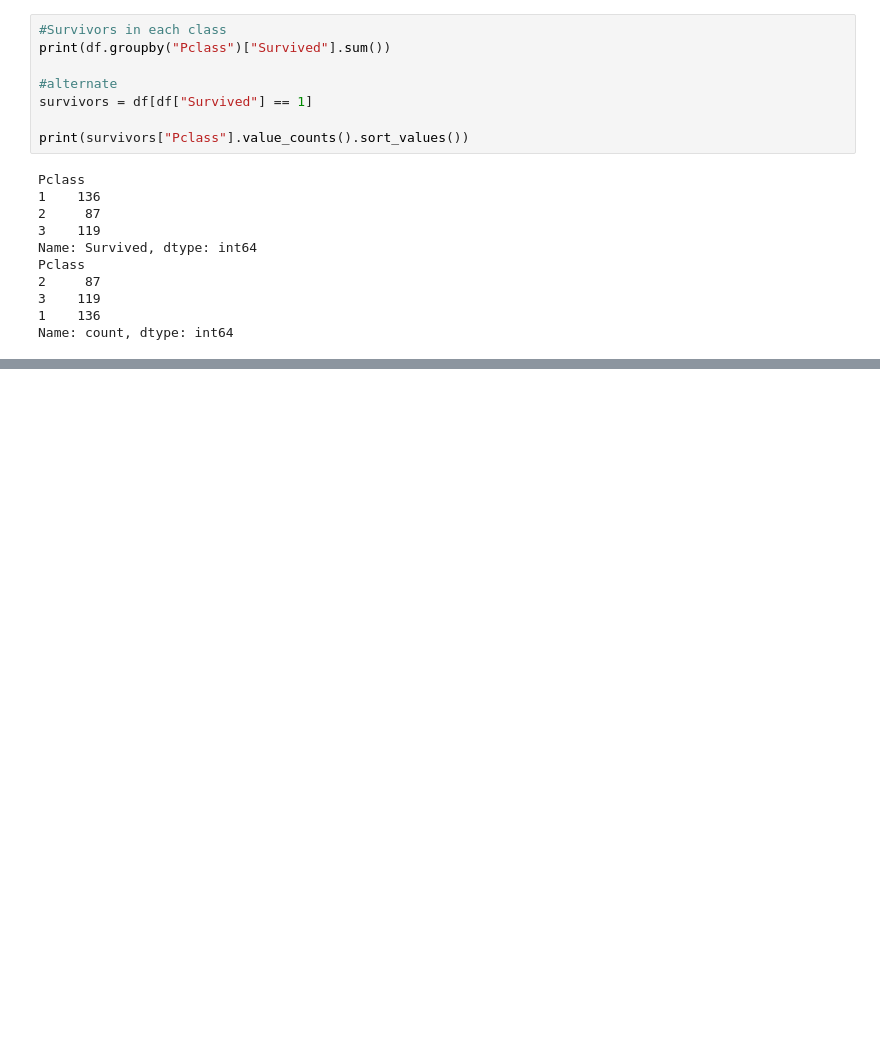
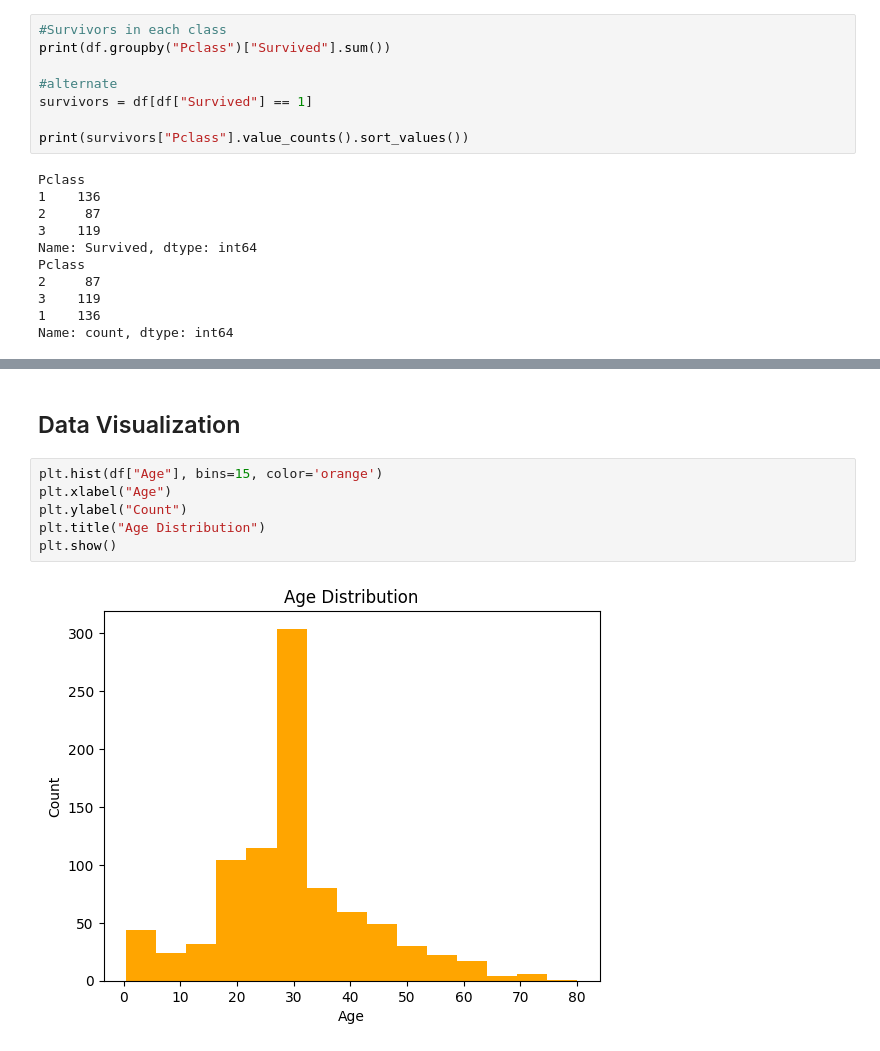
Before and after one commit to aneeb02/Titanic_Exploration, a Jupyter notebook: titanic.ipynb, the cells around one changed output, grey strips where cells are left out. Drawn from its saved outputs; the diff is of its cells as text; blank space fills up the shorter version.

Commit message:
added visualizations

```diff
--- a/titanic.ipynb
+++ b/titanic.ipynb
@@ -209,3 +217,13 @@ df[df["Age"]<12]
 | 852 | 853 | 0 | 3 | Boulos, Miss. Nourelain | female | 9.00 | 1 | 1 | 2678 | 15.2458 | ... |
 | 869 | 870 | 1 | 3 | Johnson, Master. Harold Theodor | male | 4.00 | 1 | 1 | 347742 | 11.1333 | ... |
 68 rows × 12 columns
+# %% [markdown]
+## Data Visualization
+# %%
+plt.hist(df["Age"], bins=15, color='orange')
+plt.xlabel("Age")
+plt.ylabel("Count")
+plt.title("Age Distribution")
+plt.show()
+# %% [output]
+[figure, added]
```
Also changed, not shown: parts of 17 cells of this notebook, 1 other file.
